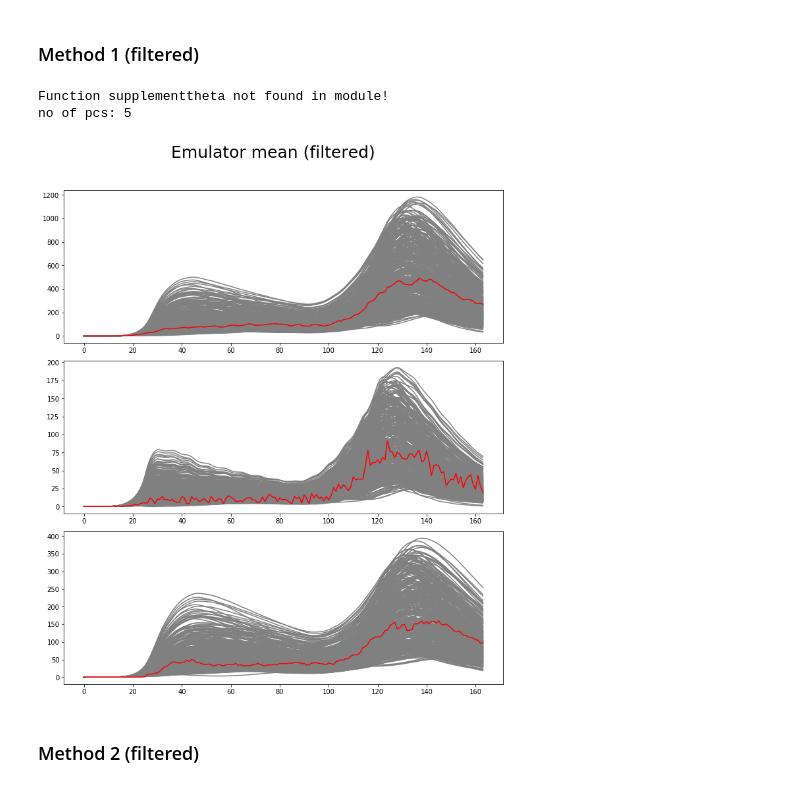
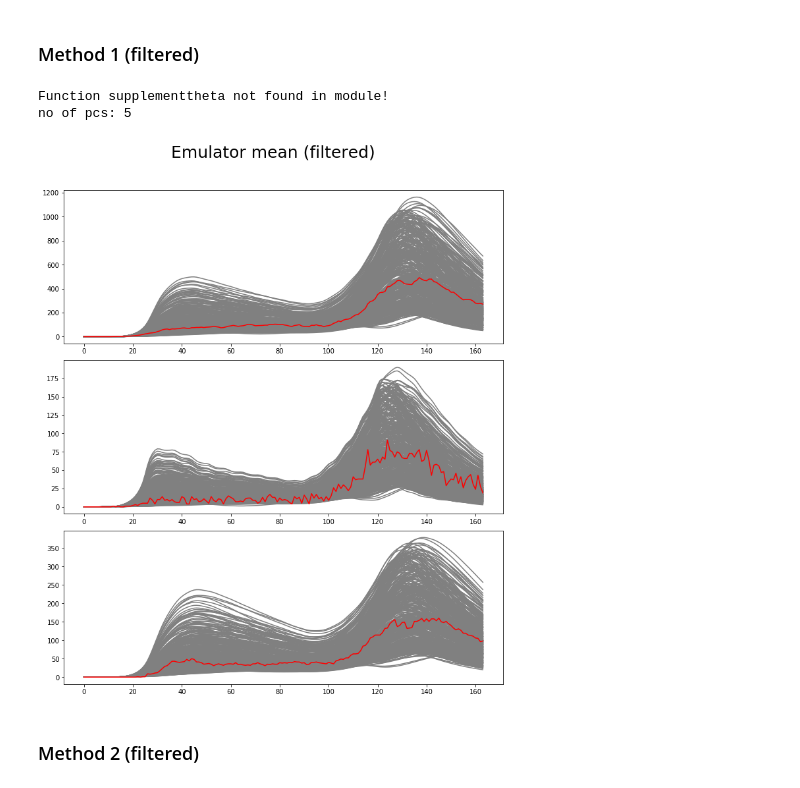
Before and after one commit to catatonicpig/ModCal, a Jupyter notebook: examples/Example3/Example3_nb.ipynb, the cells around one changed output. Cells and saved outputs as stored; diff of their text form; code cells hidden in the pictures.

```diff
--- a/examples/Example3/Example3_nb.ipynb
+++ b/examples/Example3/Example3_nb.ipynb
@@ -90,12 +94,12 @@ func_eval_in = func_eval[np.logical_and.reduce((func_eval[:, 130] > 200, func_ev
 # %%
 emulator_filter = emulator(x, par_in, func_eval_in.T, method = 'PCGP_ozge', args = {'is_pca': True})
 pred_model_filter = emulator_nofilter.predict(x, par_in)
 pred_mean_f = pred_model_filter.mean()
-plot_observed_data(description, pred_mean_f, real_data, par_in, title='Emulator mean (filtered)')
+plot_observed_data(description, pred_mean_f.T, real_data, par_in, title='Emulator mean (filtered)')
 # %% [output]
 Function supplementtheta not found in module!
 no of pcs: 5
-[figure, old version]
+[figure, new version]
 # %% [markdown]
 ### Method 2 (filtered)
 # %%
```
Also changed, not shown: parts of 9 cells of this notebook, 4 other files.
